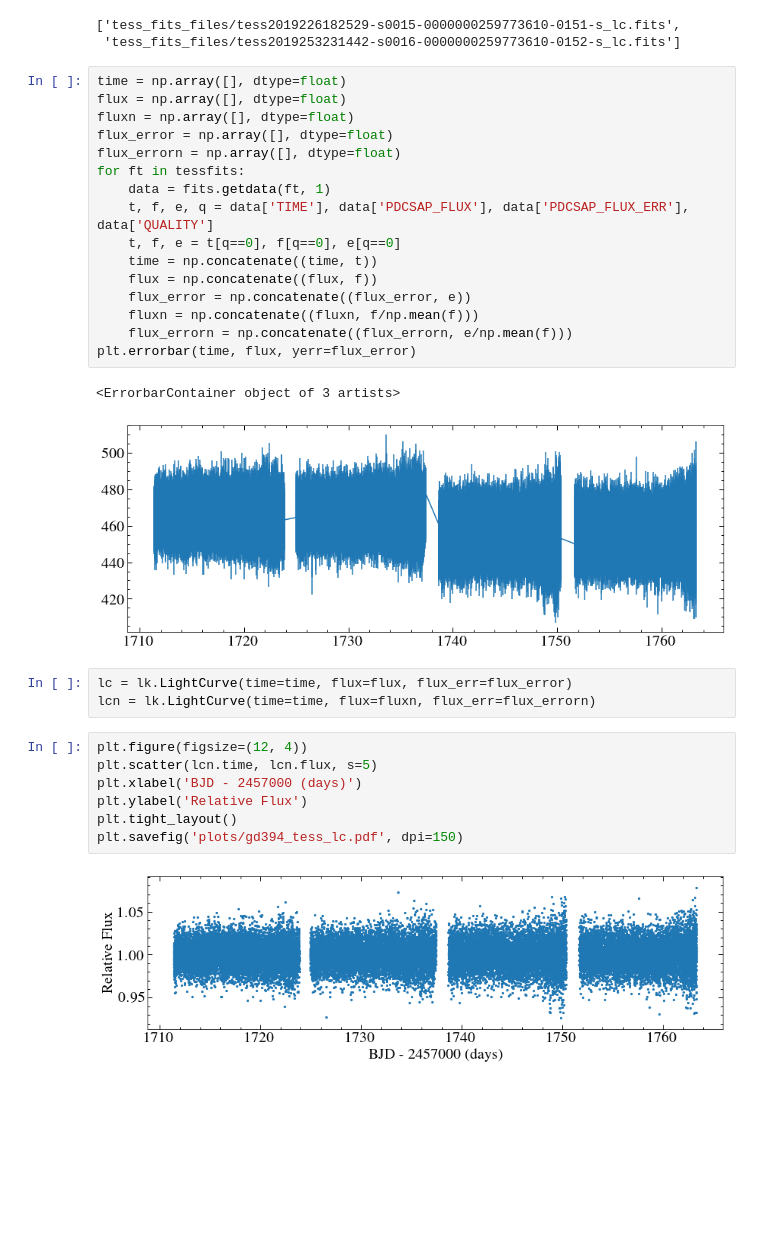
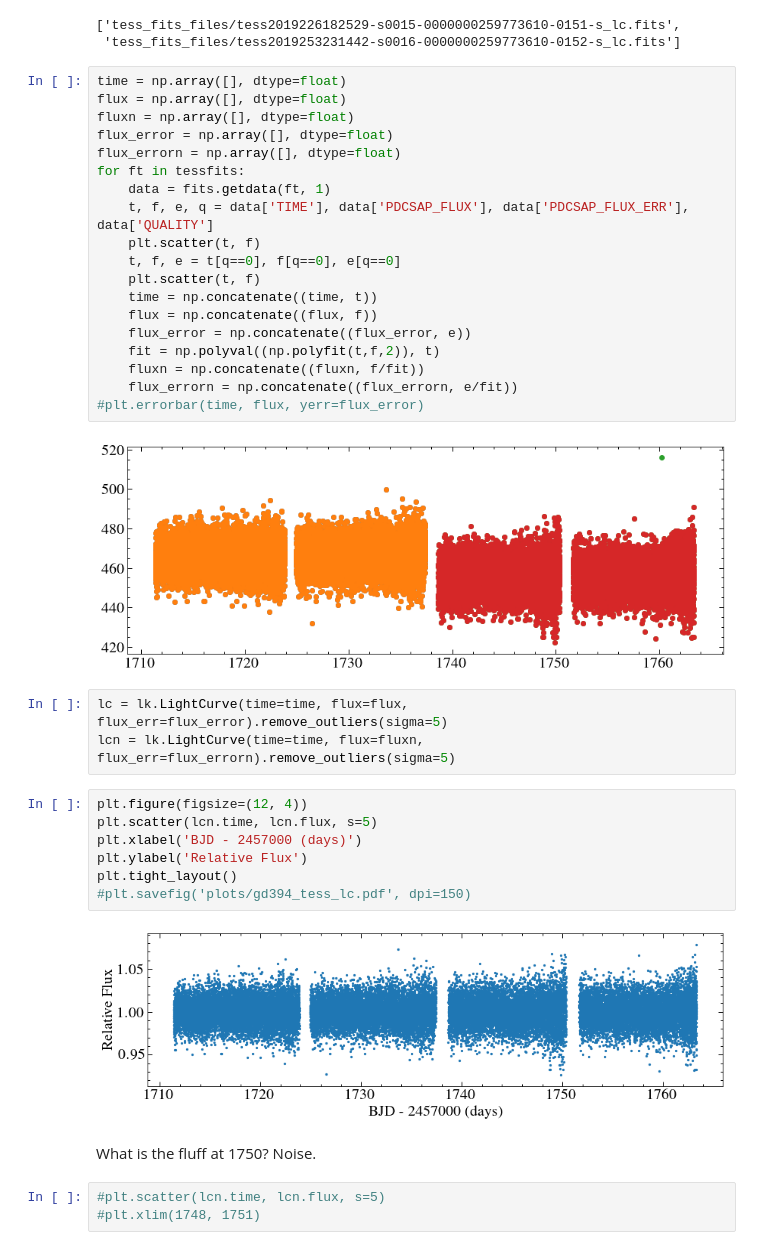
Before and after one commit to davidjwilson/GD394-Tess, a Jupyter notebook: combined_lc.ipynb, the cells around one changed output. Cells and saved outputs as stored; diff of their text form; blank space fills up the shorter version.

```diff
--- a/combined_lc.ipynb
+++ b/combined_lc.ipynb
@@ -27,31 +27,38 @@ tessfits
 # %%
 time = np.array([], dtype=float)
 flux = np.array([], dtype=float)
 fluxn = np.array([], dtype=float)
 flux_error = np.array([], dtype=float)
 flux_errorn = np.array([], dtype=float)
 for ft in tessfits:
     data = fits.getdata(ft, 1)
     t, f, e, q = data['TIME'], data['PDCSAP_FLUX'], data['PDCSAP_FLUX_ERR'], data['QUALITY']
+    plt.scatter(t, f)
     t, f, e = t[q==0], f[q==0], e[q==0]
+    plt.scatter(t, f)
     time = np.concatenate((time, t))
     flux = np.concatenate((flux, f))
     flux_error = np.concatenate((flux_error, e))
-    fluxn = np.concatenate((fluxn, f/np.mean(f)))
-    flux_errorn = np.concatenate((flux_errorn, e/np.mean(f)))
-plt.errorbar(time, flux, yerr=flux_error)
+    fit = np.polyval((np.polyfit(t,f,2)), t)
+    fluxn = np.concatenate((fluxn, f/fit))
+    flux_errorn = np.concatenate((flux_errorn, e/fit))
+#plt.errorbar(time, flux, yerr=flux_error)
 # %% [output]
-<ErrorbarContainer object of 3 artists>
-[figure, old version]
+[figure, new version]
 # %%
-lc = lk.LightCurve(time=time, flux=flux, flux_err=flux_error)
-lcn = lk.LightCurve(time=time, flux=fluxn, flux_err=flux_errorn)
+lc = lk.LightCurve(time=time, flux=flux, flux_err=flux_error).remove_outliers(sigma=5)
+lcn = lk.LightCurve(time=time, flux=fluxn, flux_err=flux_errorn).remove_outliers(sigma=5)
 # %%
 plt.figure(figsize=(12, 4))
 plt.scatter(lcn.time, lcn.flux, s=5)
 plt.xlabel('BJD - 2457000 (days)')
 plt.ylabel('Relative Flux')
 plt.tight_layout()
-plt.savefig('plots/gd394_tess_lc.pdf', dpi=150)
+#plt.savefig('plots/gd394_tess_lc.pdf', dpi=150)
 # %% [output]
 [figure]
+# %% [markdown]
+What is the fluff at 1750? Noise.
+# %%
+#plt.scatter(lcn.time, lcn.flux, s=5)
+#plt.xlim(1748, 1751)
```
Also changed, not shown: parts of 4 cells of this notebook, 2 other files.
